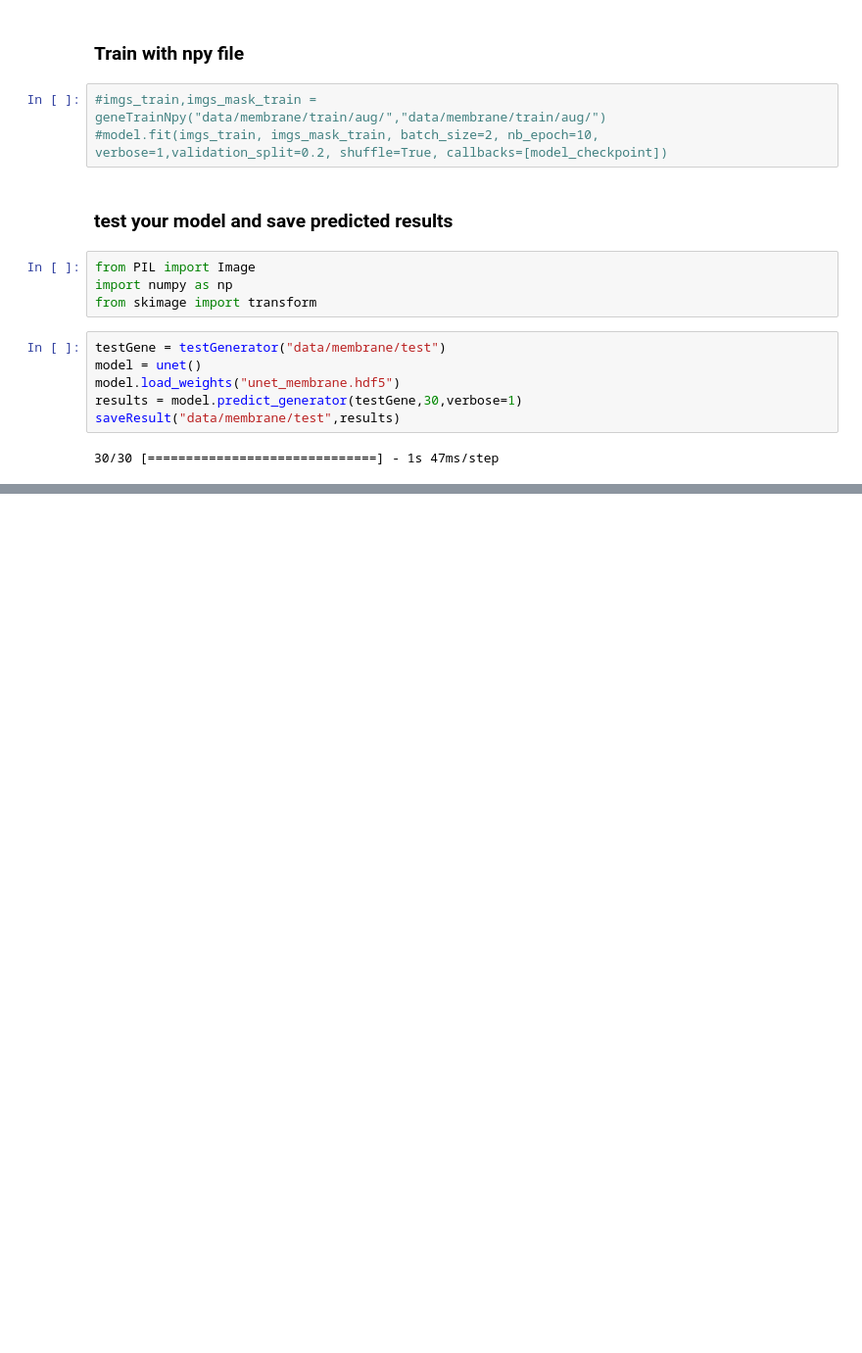
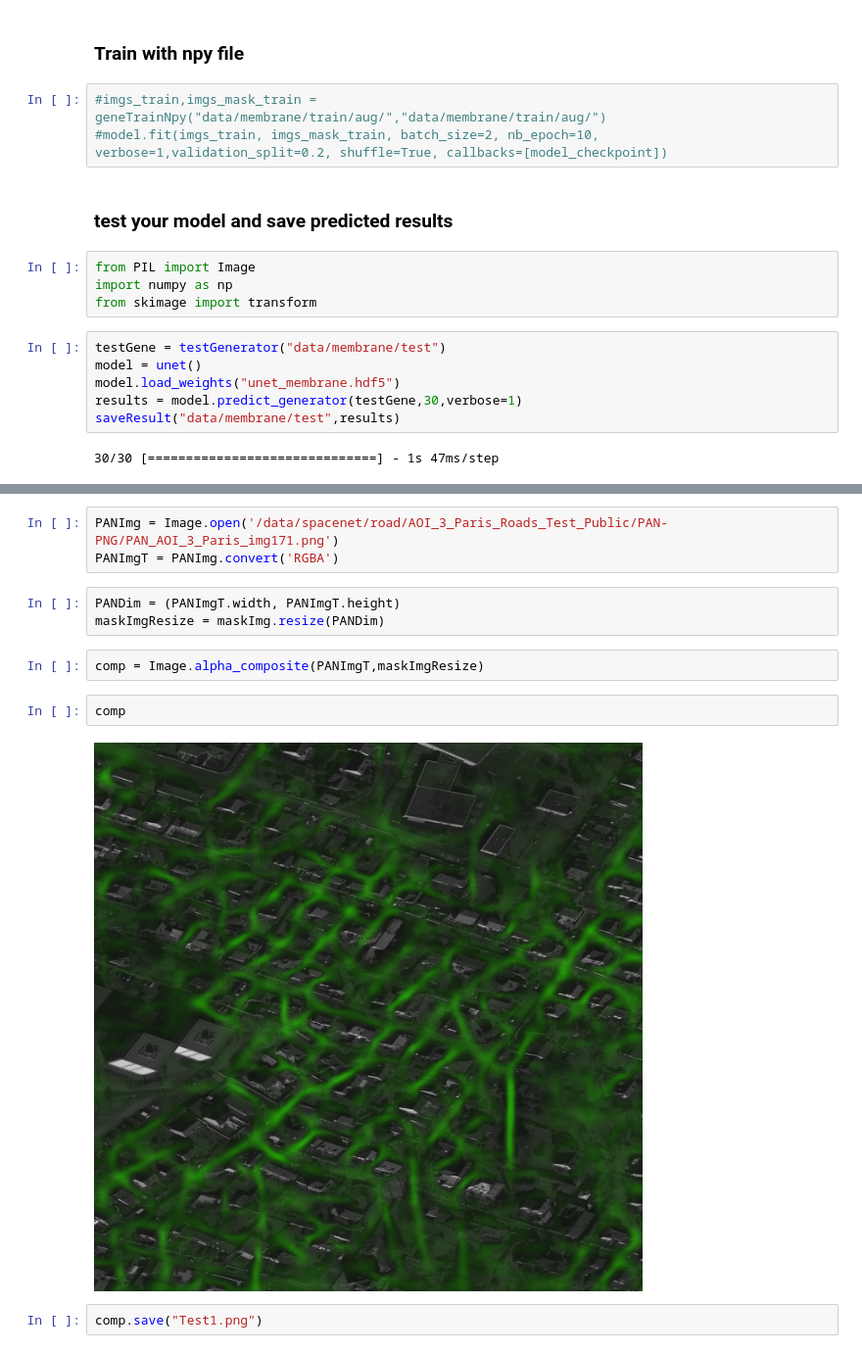
Before and after one commit to tparker35/UNET, a Jupyter notebook: trainUnet.ipynb, the cells around one changed output, grey strips where cells are left out. Shown at 98% size. Cells and saved outputs as stored; diff of their text form; blank space fills up the shorter version.

```diff
--- a/trainUnet.ipynb
+++ b/trainUnet.ipynb
@@ -76,0 +97,14 @@ im = model.predict(np_image)
+# %%
+PANImg = Image.open('/data/spacenet/road/AOI_3_Paris_Roads_Test_Public/PAN-PNG/PAN_AOI_3_Paris_img171.png')
+PANImgT = PANImg.convert('RGBA')
+# %%
+PANDim = (PANImgT.width, PANImgT.height)
+maskImgResize = maskImg.resize(PANDim)
+# %%
+comp = Image.alpha_composite(PANImgT,maskImgResize)
+# %%
+comp
+# %% [output]
+[figure, added]
+# %%
+comp.save("Test1.png")
```
Also changed, not shown: parts of 7 cells of this notebook.
